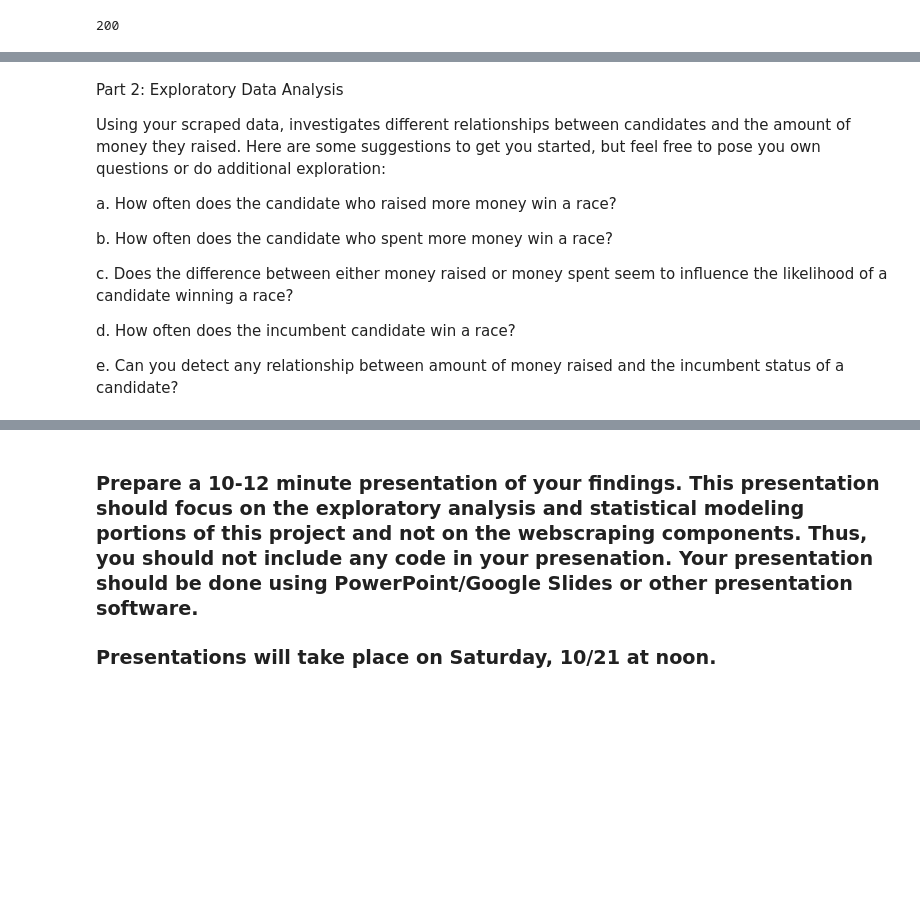
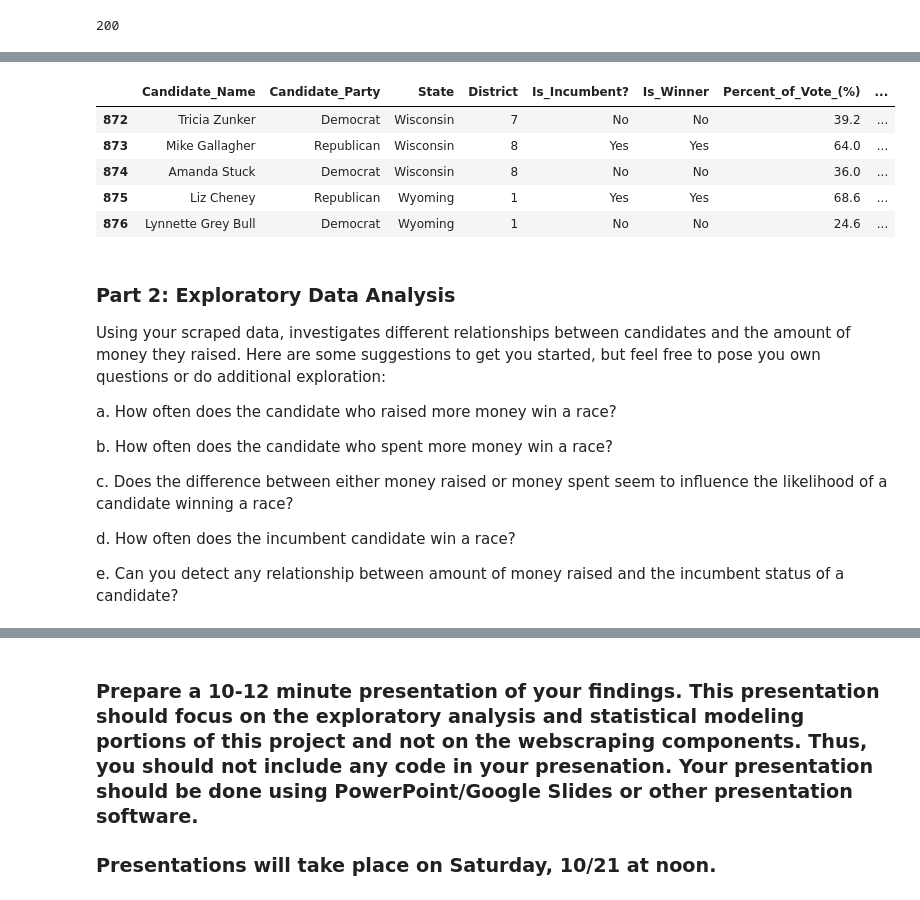
Before and after one commit to ballir27/webscraping-open-secrets-2020-US-House-Elections, a Jupyter notebook: NAO_webscraping_open_secrets.ipynb, the cells around one changed output, grey strips where cells are left out. Cells and saved outputs as stored; diff of their text form; code cells hidden in the pictures; blank space fills up the shorter version.

```diff
--- a/NAO_webscraping_open_secrets.ipynb
+++ b/NAO_webscraping_open_secrets.ipynb
@@ -102,5 +205,14 @@ reps
+# %%
+df.tail()
+# %% [output]
+|  | Candidate_Name | Candidate_Party | State | District | Is_Incumbent? | Is_Winner | Percent_of_Vote_(%) | ... |
+| 872 | Tricia Zunker | Democrat | Wisconsin | 7 | No | No | 39.2 | ... |
+| 873 | Mike Gallagher | Republican | Wisconsin | 8 | Yes | Yes | 64.0 | ... |
+| 874 | Amanda Stuck | Democrat | Wisconsin | 8 | No | No | 36.0 | ... |
+| 875 | Liz Cheney | Republican | Wyoming | 1 | Yes | Yes | 68.6 | ... |
+| 876 | Lynnette Grey Bull | Democrat | Wyoming | 1 | No | No | 24.6 | ... |
 # %% [markdown]
-Part 2: Exploratory Data Analysis
+### Part 2: Exploratory Data Analysis
 
 Using your scraped data, investigates different relationships between candidates and the amount of money they raised. Here are some suggestions to get you started, but feel free to pose you own questions or do additional exploration:
 
```
Also changed, not shown: parts of 26 cells of this notebook.
